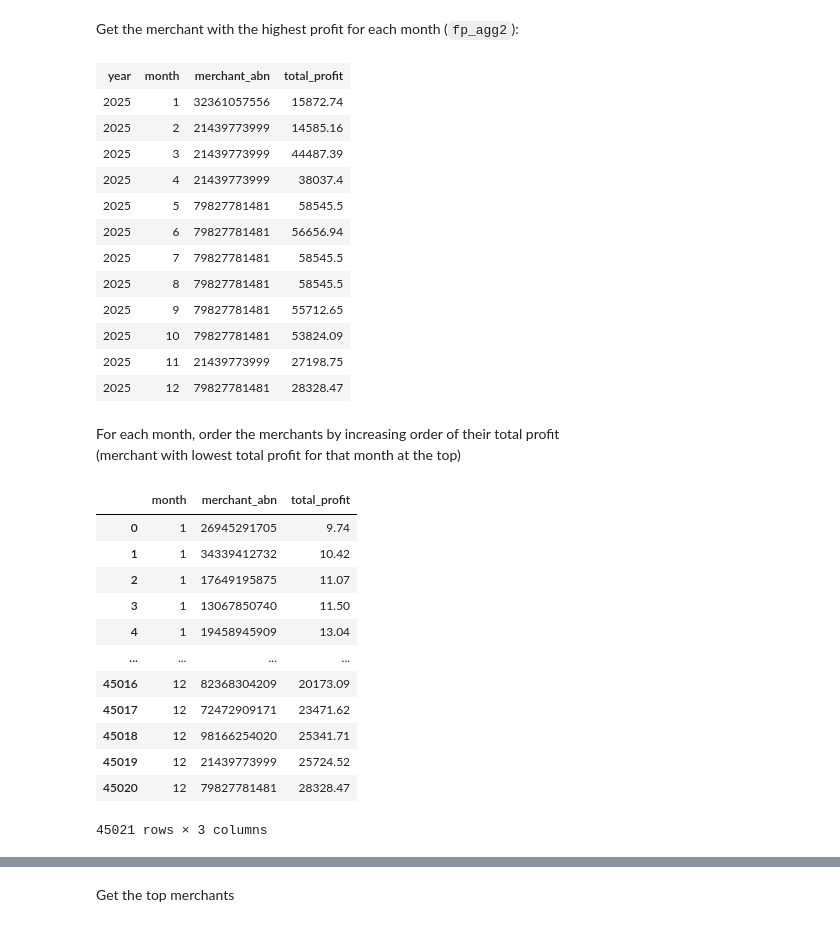
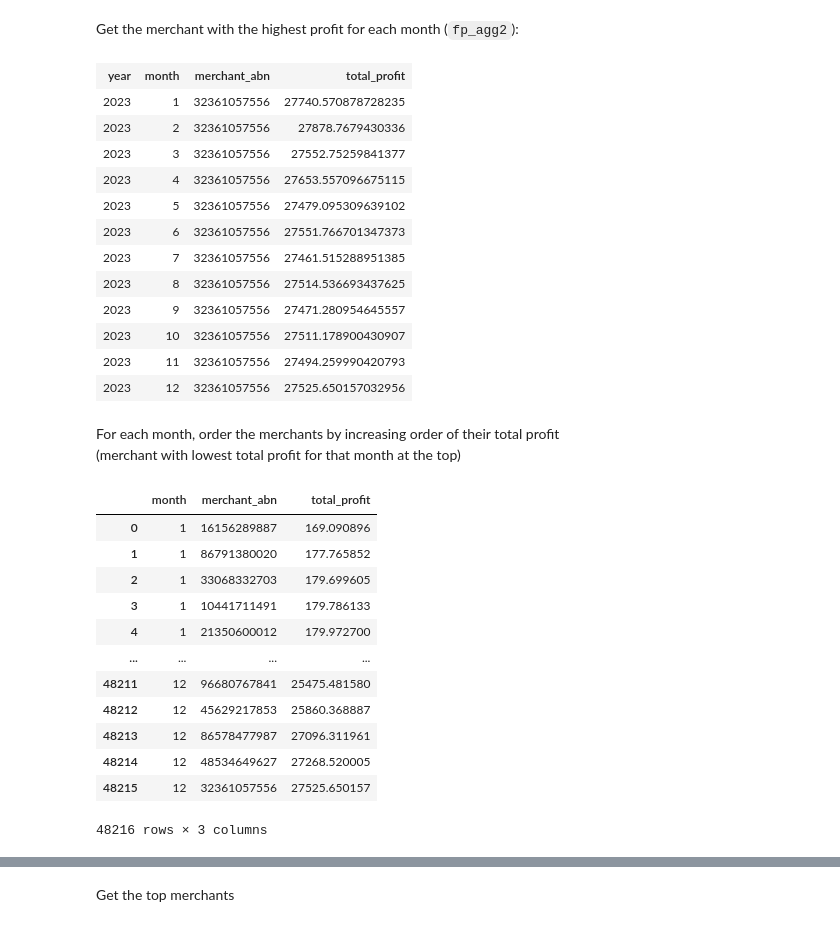
Before and after one commit to MAST30034-Applied-Data-Science/generic-buy-now-pay-later-project-group-35, a Jupyter notebook: notebooks/6-ranking_system.ipynb, the cells around one changed output, grey strips where cells are left out. Saved outputs shown, nothing was run; the diff lists cells and outputs as text; code cells hidden in the pictures.

```diff
--- a/notebooks/6-ranking_system.ipynb
+++ b/notebooks/6-ranking_system.ipynb
@@ -225,31 +213,31 @@ Get the merchant with the highest profit for each month (`fp_agg2`):
 # %%
 w = Window.partitionBy('month')
 
-fp_agg2 = fp_agg1 \
+fp_agg2 = future_profit_sdf \
     .withColumn('maxP', F.max('total_profit').over(w)) \
     .where(F.col('total_profit') == F.col('maxP')) \
     .drop('maxP')
 
 fp_agg2
 # %% [output]
 | year | month | merchant_abn | total_profit |
-| 2025 | 1 | 32361057556 | 15872.74 |
-| 2025 | 2 | 21439773999 | 14585.16 |
-| 2025 | 3 | 21439773999 | 44487.39 |
-| 2025 | 4 | 21439773999 | 38037.4 |
-| 2025 | 5 | 79827781481 | 58545.5 |
-| 2025 | 6 | 79827781481 | 56656.94 |
-| 2025 | 7 | 79827781481 | 58545.5 |
-| 2025 | 8 | 79827781481 | 58545.5 |
-| 2025 | 9 | 79827781481 | 55712.65 |
-| 2025 | 10 | 79827781481 | 53824.09 |
-| 2025 | 11 | 21439773999 | 27198.75 |
-| 2025 | 12 | 79827781481 | 28328.47 |
+| 2023 | 1 | 32361057556 | 27740.570878728235 |
+| 2023 | 2 | 32361057556 | 27878.7679430336 |
+| 2023 | 3 | 32361057556 | 27552.75259841377 |
+| 2023 | 4 | 32361057556 | 27653.557096675115 |
+| 2023 | 5 | 32361057556 | 27479.095309639102 |
+| 2023 | 6 | 32361057556 | 27551.766701347373 |
+| 2023 | 7 | 32361057556 | 27461.515288951385 |
+| 2023 | 8 | 32361057556 | 27514.536693437625 |
+| 2023 | 9 | 32361057556 | 27471.280954645557 |
+| 2023 | 10 | 32361057556 | 27511.178900430907 |
+| 2023 | 11 | 32361057556 | 27494.259990420793 |
+| 2023 | 12 | 32361057556 | 27525.650157032956 |
 # %% [markdown]
 For each month, order the merchants by increasing order of their total profit <br>
 (merchant with lowest total profit for that month at the top)
 # %%
-ordered_fp_pd = fp_agg1 \
+ordered_fp_pd = future_profit_sdf \
     .orderBy(asc("month"), asc("total_profit")) \
     .drop("year") \
     .toPandas()
@@ -257,18 +245,18 @@ ordered_fp_pd = fp_agg1 \
 ordered_fp_pd
 # %% [output]
 |  | month | merchant_abn | total_profit |
-| 0 | 1 | 26945291705 | 9.74 |
-| 1 | 1 | 34339412732 | 10.42 |
-| 2 | 1 | 17649195875 | 11.07 |
-| 3 | 1 | 13067850740 | 11.50 |
-| 4 | 1 | 19458945909 | 13.04 |
+| 0 | 1 | 16156289887 | 169.090896 |
+| 1 | 1 | 86791380020 | 177.765852 |
+| 2 | 1 | 33068332703 | 179.699605 |
+| 3 | 1 | 10441711491 | 179.786133 |
+| 4 | 1 | 21350600012 | 179.972700 |
 | ... | ... | ... | ... |
-| 45016 | 12 | 82368304209 | 20173.09 |
-| 45017 | 12 | 72472909171 | 23471.62 |
-| 45018 | 12 | 98166254020 | 25341.71 |
-| 45019 | 12 | 21439773999 | 25724.52 |
-| 45020 | 12 | 79827781481 | 28328.47 |
+| 48211 | 12 | 96680767841 | 25475.481580 |
+| 48212 | 12 | 45629217853 | 25860.368887 |
+| 48213 | 12 | 86578477987 | 27096.311961 |
+| 48214 | 12 | 48534649627 | 27268.520005 |
+| 48215 | 12 | 32361057556 | 27525.650157 |
-45021 rows × 3 columns
+48216 rows × 3 columns
 # %%
 for i in range(1, MONTHS+1):
     new_points = []
```
Also changed, not shown: parts of 25 cells of this notebook, 3 other files.
